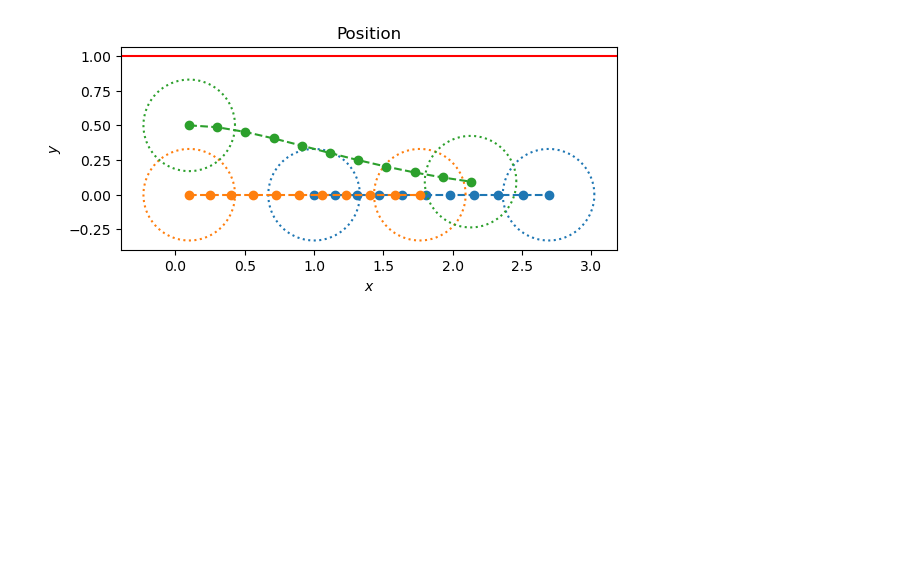
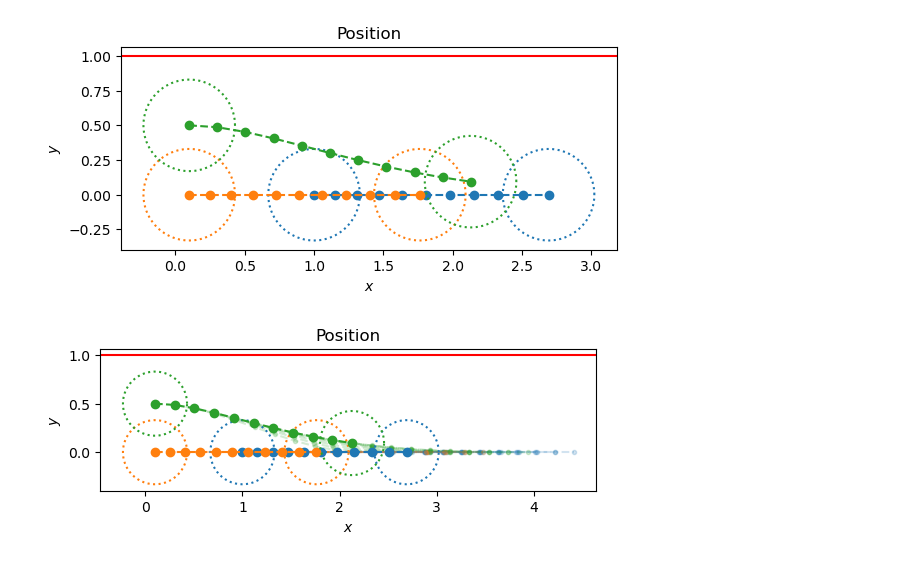
Before and after one commit to jtfa22/mae-271d-project-algames, a Jupyter notebook: mpc.ipynb, the cells around one changed output. Drawn from its saved outputs; the diff is of its cells as text; code cells hidden in the pictures; blank space fills up the shorter version.

```diff
--- a/mpc.ipynb
+++ b/mpc.ipynb
@@ -156,6 +156,40 @@ plt.title("Position")
 # %% [output]
 Text(0.5, 1.0, 'Position')
 [figure]
+# %%
+# plot trajectory evolution in transparent
+for i in range(1, N+1):
+    X = X_hist[i]
+    x_players = np.split(X, M)
+    for i in range(M):
+        x_temp = np.reshape(np.array(x_players[i]), (n, N), order = "F")
+        x = x_temp[0]
+        y = x_temp[1]
+        plt.plot(x, y, "--.", c=f"C{i}", alpha = 0.2)
+
+plt.axhline(constraint_wall_y, c="r")
+plt.gca().set_aspect("equal")
+plt.xlabel('$x$')
+plt.ylabel('$y$')
+plt.title("Position")
+
+# plot final in bold
+x_players = np.split(X_mpc, M)
+# safety radius
+th = np.linspace(0, 2 * np.pi, 180)
+c_cos = np.cos(th) * r
+c_sin = np.sin(th) * r
+
+
+for i, x in enumerate(x_players):
+    x = np.reshape(x, (n, N+1), order="F")
+    plt.plot(x[0, :], x[1, :], "o--")
+
+    # plot cola radius
+    plt.plot(x[0, 0] + c_cos, x[1, 0] + c_sin, ":", c=f"C{i}")
+    plt.plot(x[0, -1] + c_cos, x[1, -1] + c_sin, ":", c=f"C{i}")
+# %% [output]
+[figure, added]
 # %%
 x_players = np.split(X_mpc, M)
 
```
Also changed, not shown: parts of 6 cells of this notebook, 5 other files.
